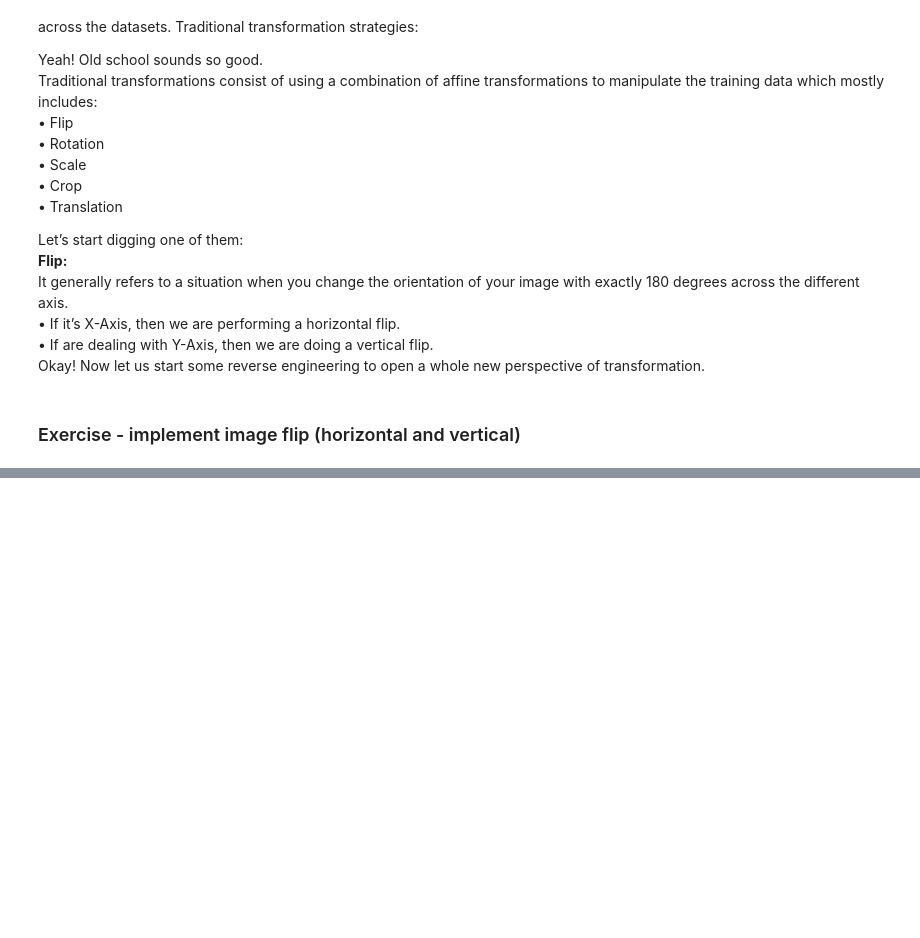
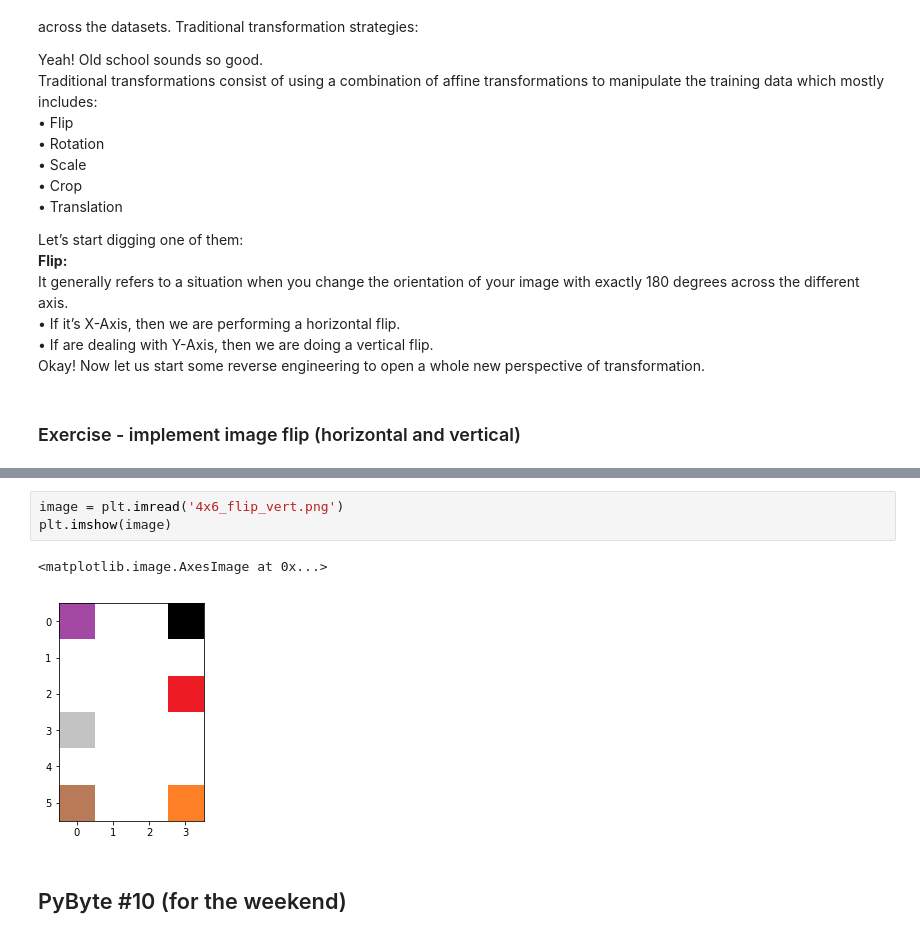
Before and after one commit to ingus-t/ML-AI, a Jupyter notebook: Notes/Novice_AI.ipynb, the cells around one changed output, grey strips where cells are left out. Drawn from its saved outputs; the diff is of its cells as text; blank space fills up the shorter version.

Commit message:
PyByte #10

```diff
--- a/Notes/Novice_AI.ipynb
+++ b/Notes/Novice_AI.ipynb
@@ -595,0 +652,8 @@ Okay! Now let us start some reverse engineering to open a whole new perspective
+# %%
+image = plt.imread('4x6_flip_vert.png')
+plt.imshow(image)
+# %% [output]
+<matplotlib.image.AxesImage at 0x...>
+[figure, added]
+# %% [markdown]
+## PyByte #10 (for the weekend)
```
Also changed, not shown: parts of 23 cells of this notebook.
